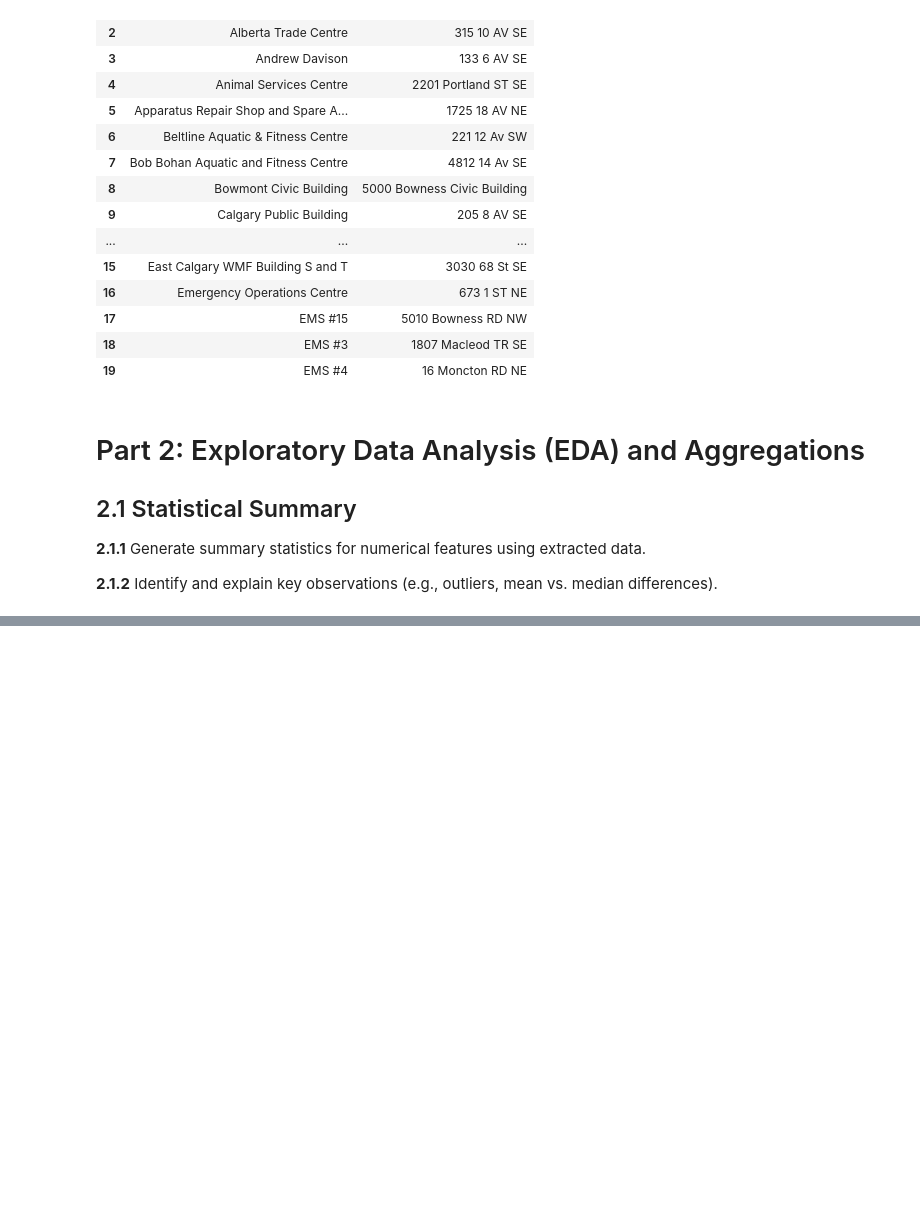
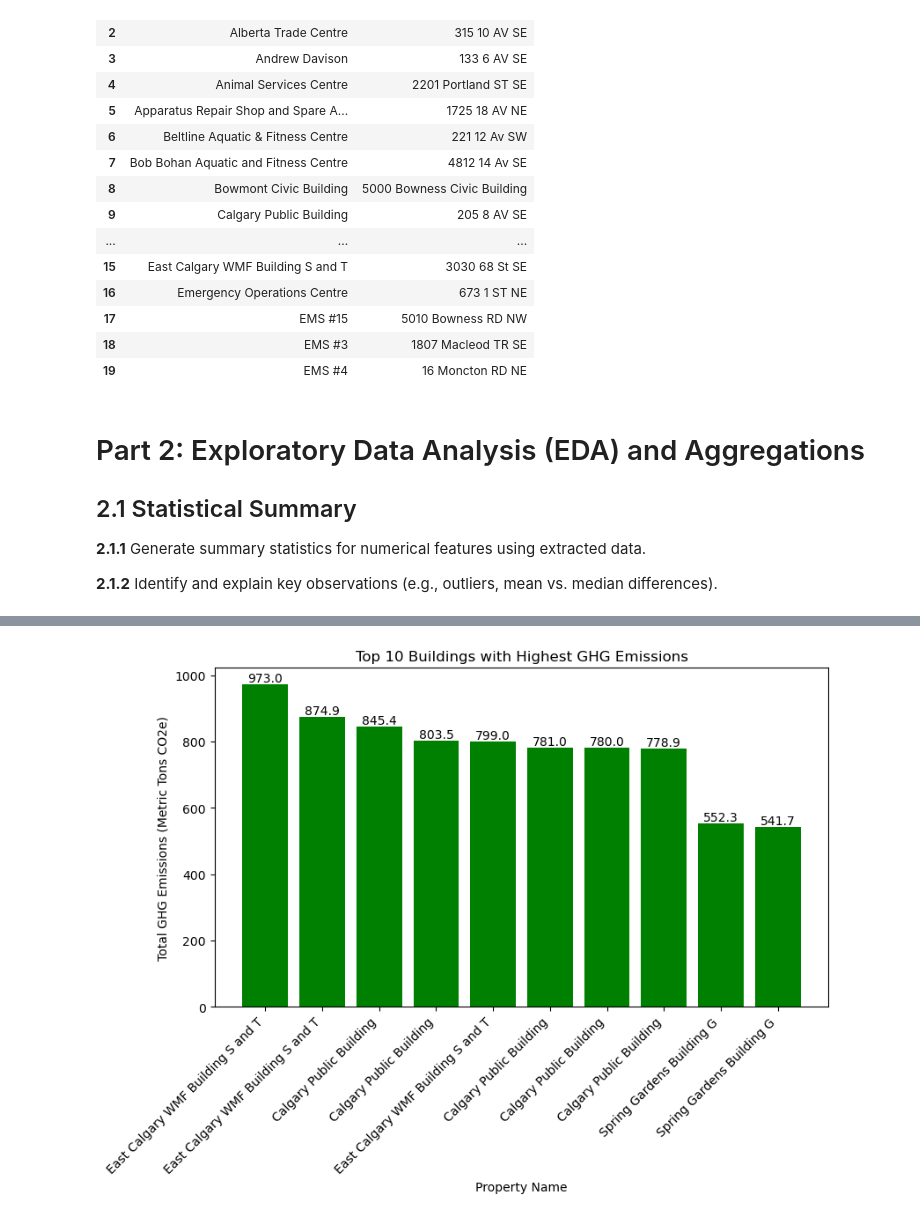
Before and after one commit to msthalegu/Analysis-of-Energy-Consumption-Trends-in-Calgary-, a Jupyter notebook: AssignmentFour.ipynb, the cells around one changed output, grey strips where cells are left out. Cells and saved outputs as stored; diff of their text form; code cells hidden in the pictures; blank space fills up the shorter version.

```diff
--- a/AssignmentFour.ipynb
+++ b/AssignmentFour.ipynb
@@ -302,0 +585,27 @@ Electricity Use - Grid Purchase (kWh)
+# %%
+import matplotlib.pyplot as plt
+
+# 3.2.1 Create a bar chart showing the top 10 buildings with the highest GHG emissions.
+building = Cdf[Cdf['Property Name'].str.contains('Building', case=False)]
+building_top10 = building[['Property Name', 'Total GHG Emissions (Metric Tons CO2e)']].sort_values(
+    by='Total GHG Emissions (Metric Tons CO2e)', ascending=False).head(10)
+building_top10 = building_top10.reset_index(drop=True)
+
+
+# Char bar code
+plt.figure(figsize=(9, 5))
+bars = plt.bar(building_top10.index, building_top10['Total GHG Emissions (Metric Tons CO2e)'], color='green')
+plt.xticks(building_top10.index, building_top10['Property Name'], rotation=45, ha='right')
+
+
+# 3.2.2 Annotate the bar chart with emission values.
+for bar in bars:
+    height = bar.get_height()
+    plt.text(bar.get_x() + bar.get_width() / 2, height, f'{height:.1f}', ha='center', va='bottom')
+
+plt.xlabel("Property Name")
+plt.ylabel("Total GHG Emissions (Metric Tons CO2e)")
+plt.title("Top 10 Buildings with Highest GHG Emissions")
+plt.show()
+# %% [output]
+[figure, added]
```
Also changed, not shown: parts of 20 cells of this notebook.
